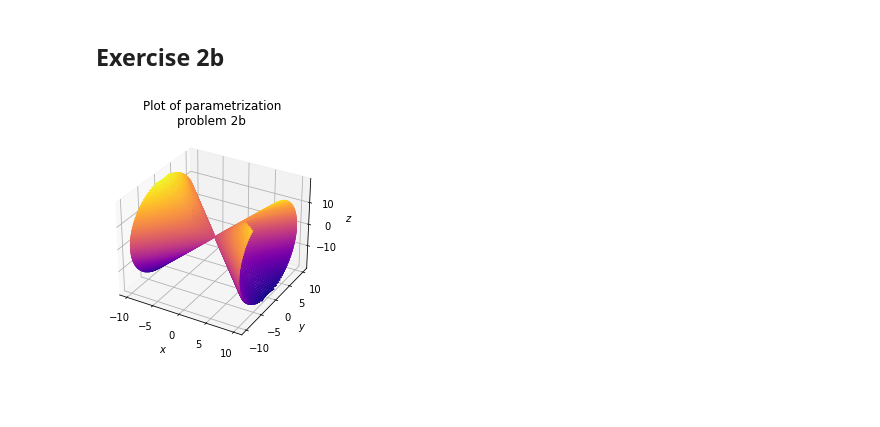
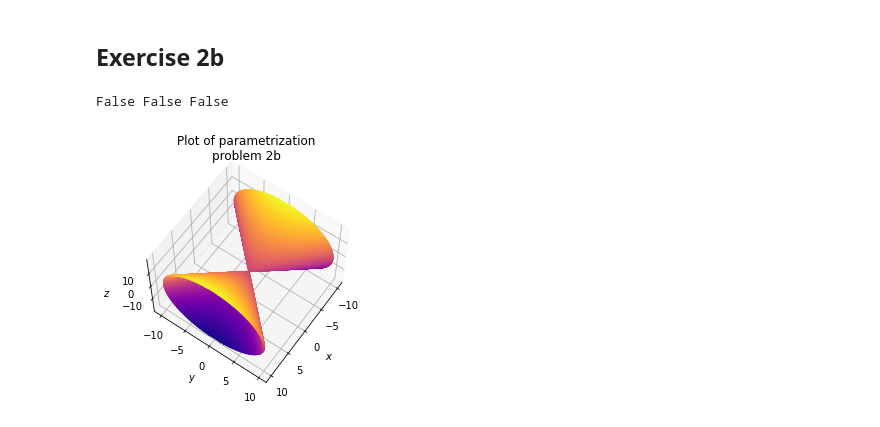
Before and after one commit to Nifrec/adv_calc_assignment, a Jupyter notebook: assignment_3/ass_3.ipynb, the cells around one changed output. Saved outputs shown, nothing was run; the diff lists cells and outputs as text; code cells hidden in the pictures; blank space fills up the shorter version.

```diff
--- a/assignment_3/ass_3.ipynb
+++ b/assignment_3/ass_3.ipynb
@@ -14,44 +14,45 @@ def surf_2b(u:float, v:float) -> np.ndarray:
     Plot the surface of ex 2b using the given (u, v) parametrization.
     """
     assert np.all(0 <= v) and np.all(v <= np.pi)
 
     u_multipliers = np.array([
         [1*np.ones_like(v)],
         [np.cos(v)],
         [2 * np.sin(v)]
     ])
 
     return u * u_multipliers
 
+def has_nan(arr: np.ndarray) -> bool:
+    return any(np.isnan(arr).reshape(-1))
+
 def plot_2b_as_given():
-    u = np.linspace(-10, 10, 200)
-    v = np.linspace(0, np.pi, 200)
-    points = surf_2b(u, v)
-    x = points[0, :]
-    y = points[1, :]
-    z = points[2, :]
+    u = np.linspace(-10, 10, 200, dtype=np.float)
+    v = np.linspace(0, 2*np.pi, 200, dtype=np.float)
 
-    U, V = np.meshgrid(x, y)
+    U, V = np.meshgrid(u, v)
     x = U
     y = np.cos(V) * U
     z = 2*np.sin(V)*U
+
     # x = u
     # y = np.cos(v) * u
-    # z = 2* np.sin(v) * u
+    # X, Y = np.meshgrid(u, v)
+    # Z = 2 * x * np.sin(np.arccos(y/x))
 
-    # X, Y = np.meshgrid(x, y)
 
+    print(has_nan(x), has_nan(y), has_nan(z))
     fig = plt.figure()
     ax = plt.axes(projection='3d')
-    # Z = np.ones_like(X) * z
-    # ax.contour3D(X, Y, Z, 50, cmap='binary')
-    ax.contour3D(x, y, z, 80, cmap='plasma')
+    ax.contour3D(x, y, z, 200, cmap='plasma')
+    # ax.contour3D(x, y, z, 200, cmap='plasma')
     ax.set_xlabel('$x$')
     ax.set_ylabel('$y$')
     ax.set_zlabel('$z$')
     ax.set_title("Plot of parametrization\nproblem 2b")
-
+    ax.view_init(60, 35)
 
 plot_2b_as_given()
 # %% [output]
+False False False
-[figure, old version]
+[figure, new version]
```
Also changed, not shown: parts of 3 cells of this notebook.
